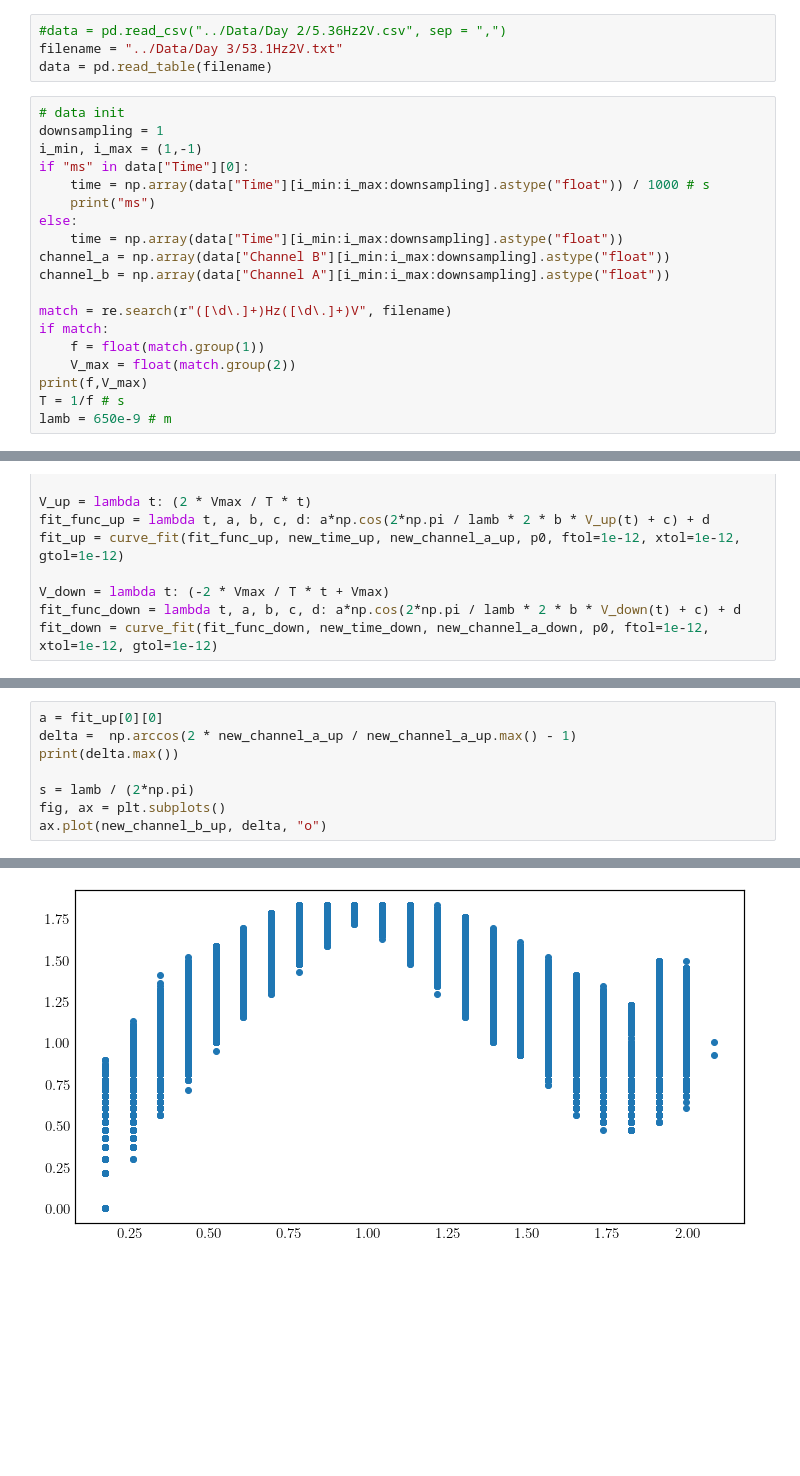
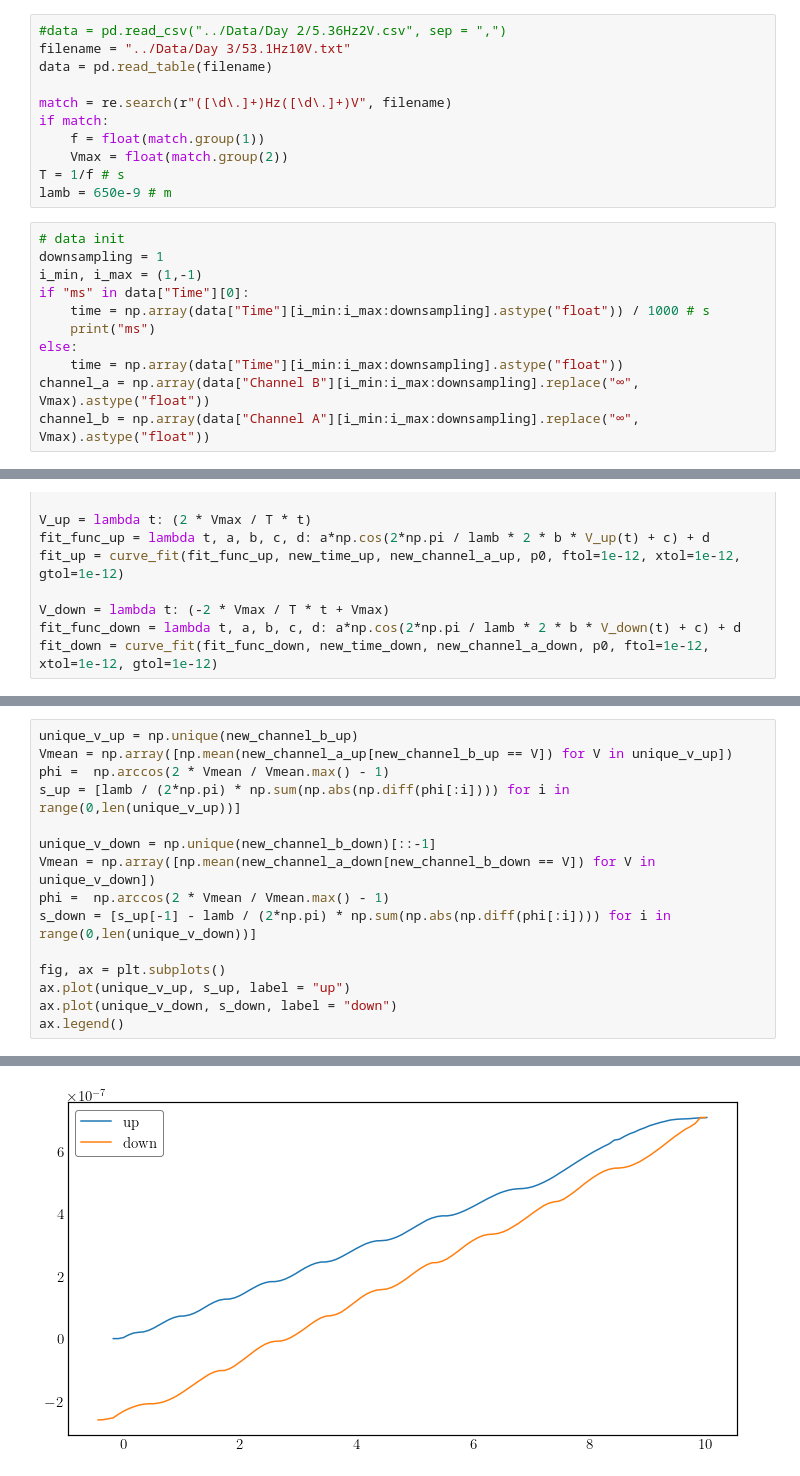
Before and after one commit to Emiliuhre/Labgruppe-Eksperimentiel-Fysik-2, a Jupyter notebook: Exercise 2/Databehandling/Databehandling.ipynb, the cells around one changed output, grey strips where cells are left out. Saved outputs shown, nothing was run; the diff lists cells and outputs as text; blank space fills up the shorter version.

```diff
--- a/Exercise 2/Databehandling/Databehandling.ipynb
+++ b/Exercise 2/Databehandling/Databehandling.ipynb
@@ -17,8 +17,15 @@ plt.rc("xtick.major", width = 1)
 plt.rc("legend", fontsize = 15, framealpha = 0.5, edgecolor = "black", fancybox = True)
 # %%
 #data = pd.read_csv("../Data/Day 2/5.36Hz2V.csv", sep = ",")
-filename = "../Data/Day 3/53.1Hz2V.txt"
+filename = "../Data/Day 3/53.1Hz10V.txt"
 data = pd.read_table(filename)
+
+match = re.search(r"([\d\.]+)Hz([\d\.]+)V", filename)
+if match:
+    f = float(match.group(1))
+    Vmax = float(match.group(2))
+T = 1/f # s
+lamb = 650e-9 # m
 # %%
 # data init
 downsampling = 1
@@ -28,15 +35,7 @@ if "ms" in data["Time"][0]:
     print("ms")
 else:
     time = np.array(data["Time"][i_min:i_max:downsampling].astype("float"))
-channel_a = np.array(data["Channel B"][i_min:i_max:downsampling].astype("float"))
-channel_b = np.array(data["Channel A"][i_min:i_max:downsampling].astype("float"))
-
-match = re.search(r"([\d\.]+)Hz([\d\.]+)V", filename)
-if match:
-    f = float(match.group(1))
-    V_max = float(match.group(2))
-print(f,V_max)
-T = 1/f # s
-lamb = 650e-9 # m
+channel_a = np.array(data["Channel B"][i_min:i_max:downsampling].replace("∞", Vmax).astype("float"))
+channel_b = np.array(data["Channel A"][i_min:i_max:downsampling].replace("∞", Vmax).astype("float"))
 # %% [output]
 ms
@@ -183,9 +181,16 @@ ax.plot(Vs, fit_down[0][1] * Vs)
 # %%
-a = fit_up[0][0]
-delta =  np.arccos(2 * new_channel_a_up / new_channel_a_up.max() - 1)
-print(delta.max())
+unique_v_up = np.unique(new_channel_b_up)
+Vmean = np.array([np.mean(new_channel_a_up[new_channel_b_up == V]) for V in unique_v_up])
+phi =  np.arccos(2 * Vmean / Vmean.max() - 1)
+s_up = [lamb / (2*np.pi) * np.sum(np.abs(np.diff(phi[:i]))) for i in range(0,len(unique_v_up))]
 
-s = lamb / (2*np.pi)
+unique_v_down = np.unique(new_channel_b_down)[::-1]
+Vmean = np.array([np.mean(new_channel_a_down[new_channel_b_down == V]) for V in unique_v_down])
+phi =  np.arccos(2 * Vmean / Vmean.max() - 1)
+s_down = [s_up[-1] - lamb / (2*np.pi) * np.sum(np.abs(np.diff(phi[:i]))) for i in range(0,len(unique_v_down))]
+
 fig, ax = plt.subplots()
-ax.plot(new_channel_b_up, delta, "o")
+ax.plot(unique_v_up, s_up, label = "up")
+ax.plot(unique_v_down, s_down, label = "down")
+ax.legend()
 # %% [output]
@@ -194 +215 @@ ax.plot(new_channel_b_up, delta, "o")
-[figure, old version]
+[figure, new version]
```
Also changed, not shown: parts of 5 cells of this notebook.
